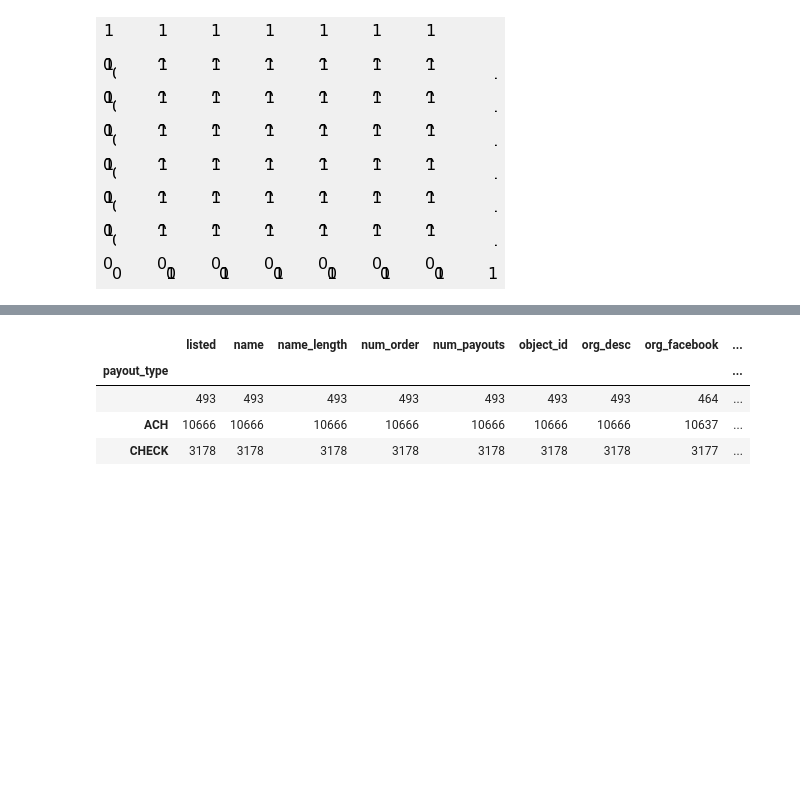
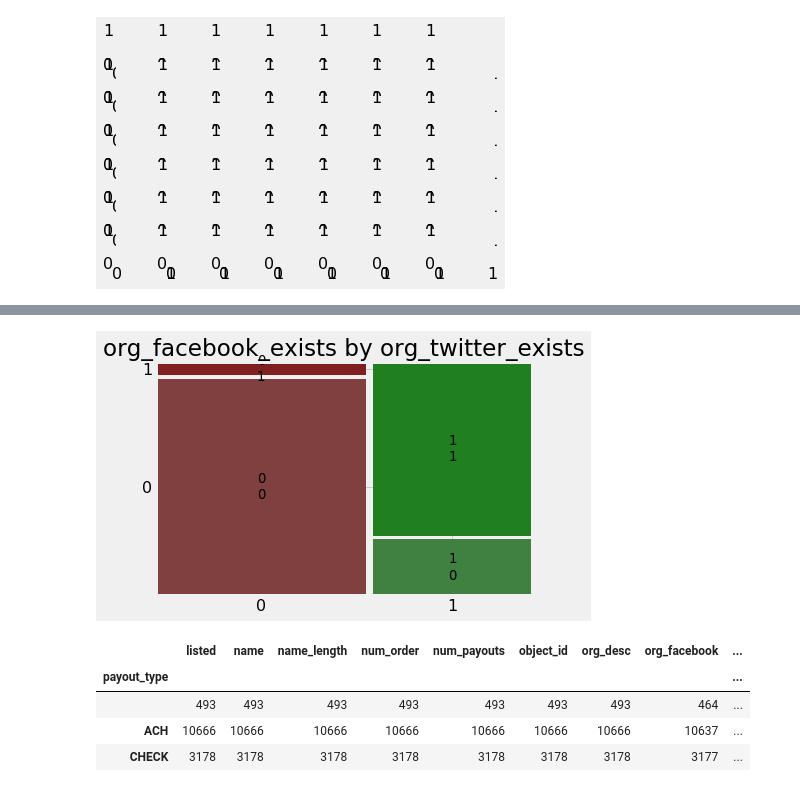
Before and after one commit to taylorjbritt/fraudcasestudy, a Jupyter notebook: notebooks/fraud-case-study-AK.ipynb, the cells around one changed output, grey strips where cells are left out. Cells and saved outputs as stored; diff of their text form; code cells hidden in the pictures; blank space fills up the shorter version.

```diff
--- a/notebooks/fraud-case-study-AK.ipynb
+++ b/notebooks/fraud-case-study-AK.ipynb
@@ -168,3 +235,7 @@ for col in cols:
+# %%
+mosaic(df_asa, ['org_facebook_exists','org_twitter_exists'], gap=0.02, title='org_facebook_exists by org_twitter_exists');
+# %% [output]
+[figure, added]
 # %%
 # %% [output]
 |  | listed | name | name_length | num_order | num_payouts | object_id | org_desc | org_facebook | ... |
```
Also changed, not shown: parts of 14 cells of this notebook, 6 other files.
